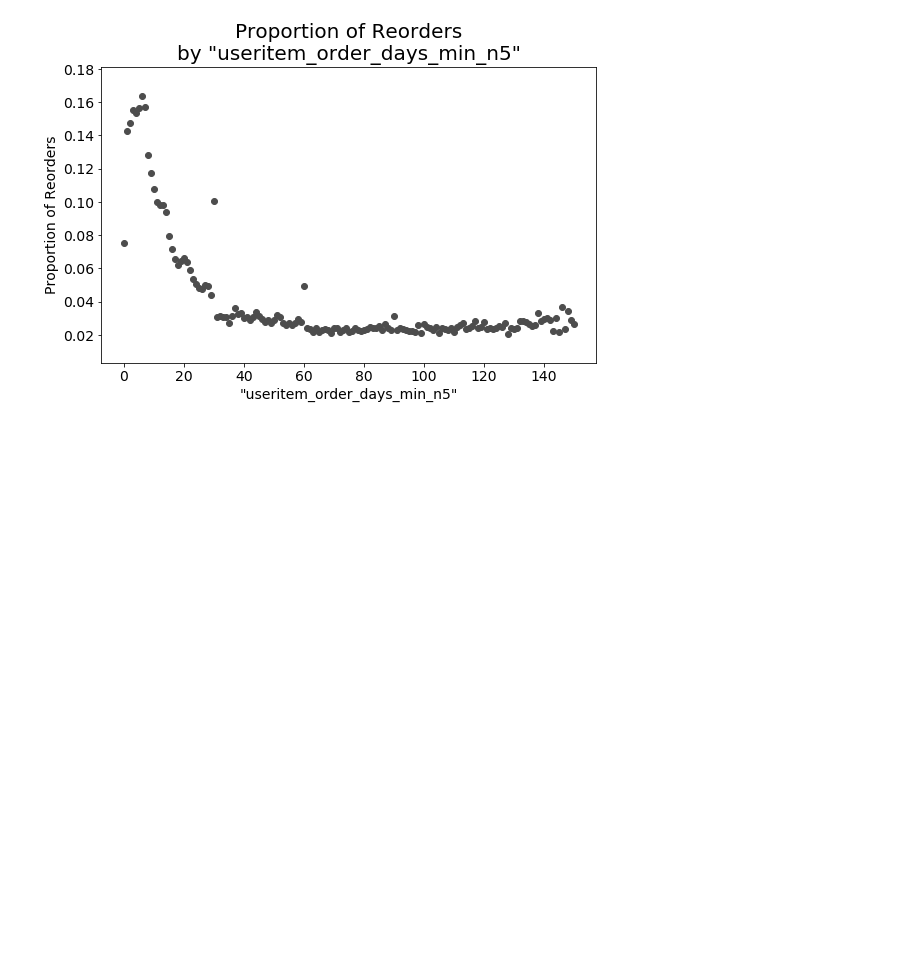
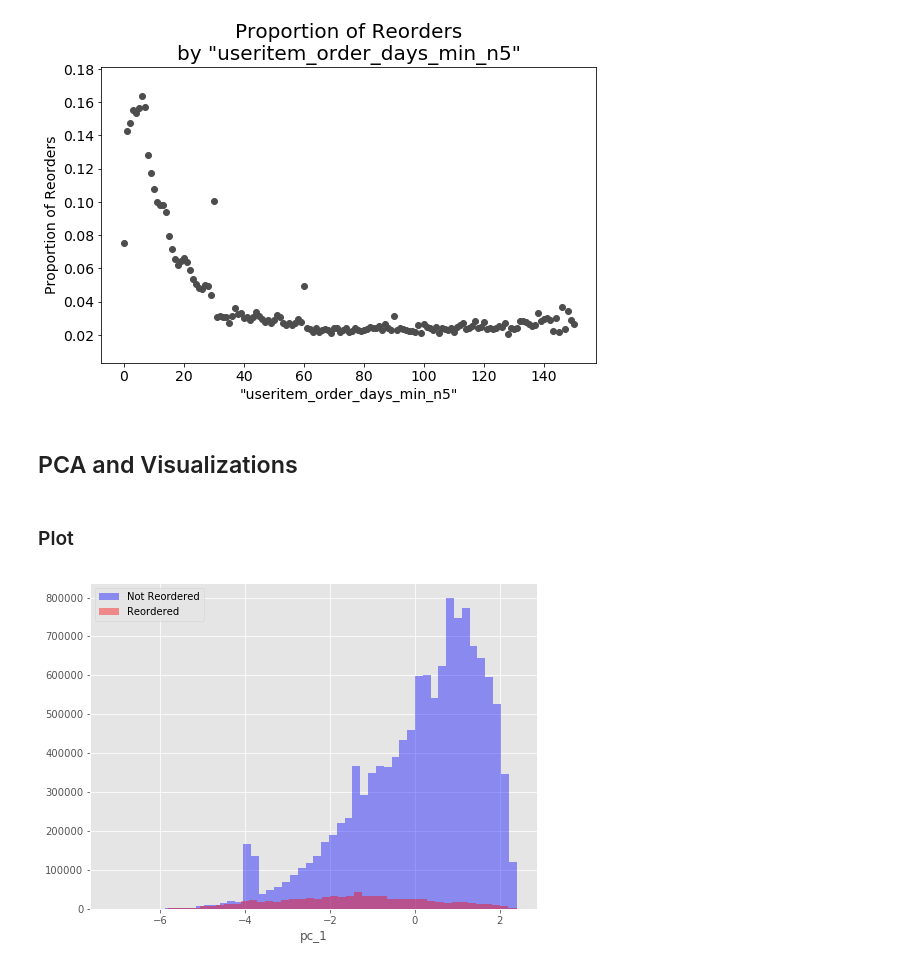
Before and after one commit to zkneupper/Instacart-Prediction-Capstone, a Jupyter notebook: notebooks/EDA.ipynb, the cells around one changed output. Drawn from its saved outputs; the diff is of its cells as text; code cells hidden in the pictures; blank space fills up the shorter version.

```diff
--- a/notebooks/EDA.ipynb
+++ b/notebooks/EDA.ipynb
@@ -236,3 +240,50 @@ create_bivariate_plot('useritem_order_days_max_n5')
 create_bivariate_plot('useritem_order_days_min_n5')
 # %% [output]
 [figure]
+# %% [markdown]
+## PCA and Visualizations
+# %%
+df_ipca = df.copy()
+
+df_ipca['useritem_order_days_max_n5_log1p'] = \
+np.log1p(df['useritem_order_days_max_n5'])
+
+df_ipca['useritem_order_days_min_n5_log1p'] = \
+np.log1p(df['useritem_order_days_min_n5'])
+# %%
+components = 2
+std_scale = StandardScaler()
+ipca = IncrementalPCA(n_components=components)
+# %%
+ipca_2c = ipca.\
+fit_transform(std_scale.\
+              fit_transform(df_ipca.\
+                            drop(['y',
+                                  'useritem_order_days_max_n5',
+                                  'useritem_order_days_min_n5'],
+                                 axis=1).values))
+
+df_ipca['pc_1'] = ipca_2c[:,0]
+df_ipca['pc_2'] = ipca_2c[:,1]
+# %% [markdown]
+### Plot
+# %%
+plt.style.use('ggplot')
+
+fig, ax = plt.subplots(1, 1, figsize=(8,6))
+
+sns.distplot(df_ipca[df_ipca['y'] == 0]['pc_1'], kde=False,
+             color='b', bins=50, label='Not Reordered', ax=ax)
+
+sns.distplot(df_ipca[df_ipca['y'] == 1]['pc_1'], kde=False,
+             color='r', bins=50, label='Reordered', ax=ax)
+
+plt.legend()
+
+fig_file_name = 'EDA_histogram_pc_1'
+fig_path = os.path.join(figures_dir, fig_file_name)
+
+# Save the figure
+plt.savefig(fig_path, dpi = 300)
+# %% [output]
+[figure, added]
```
Also changed, not shown: parts of 5 cells of this notebook.
